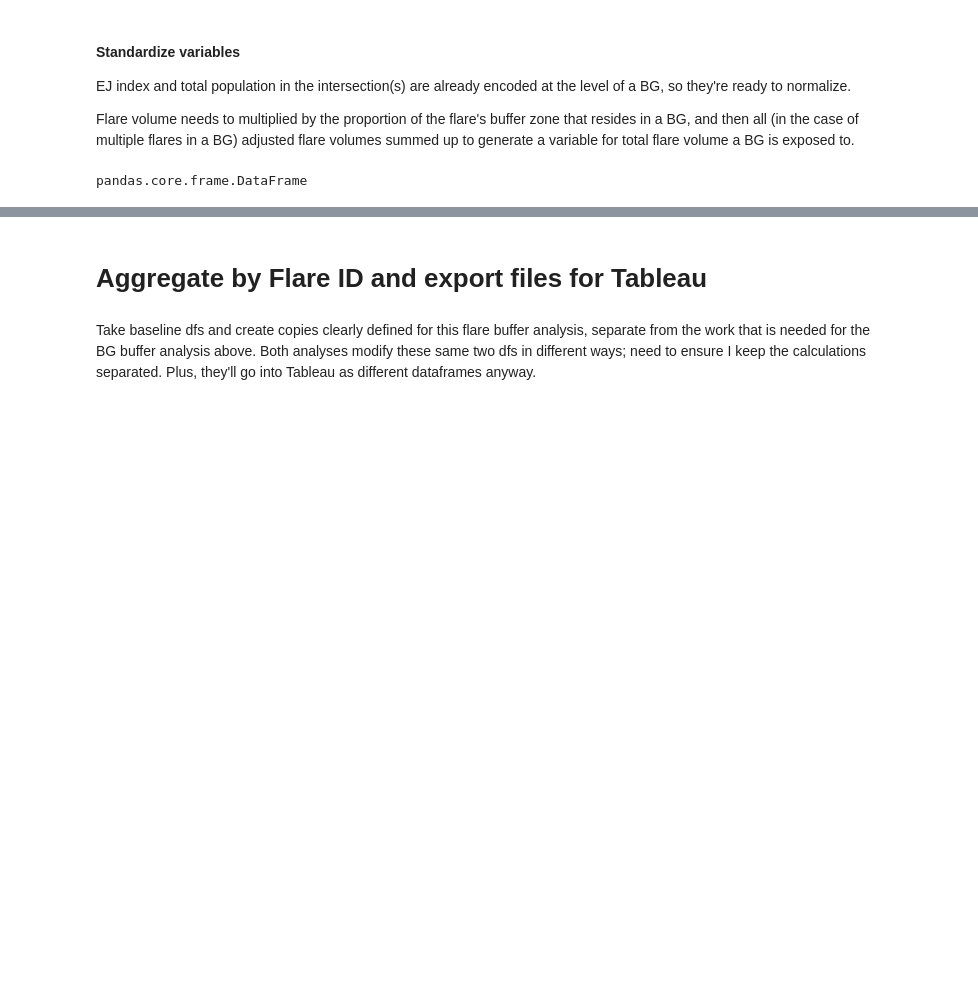
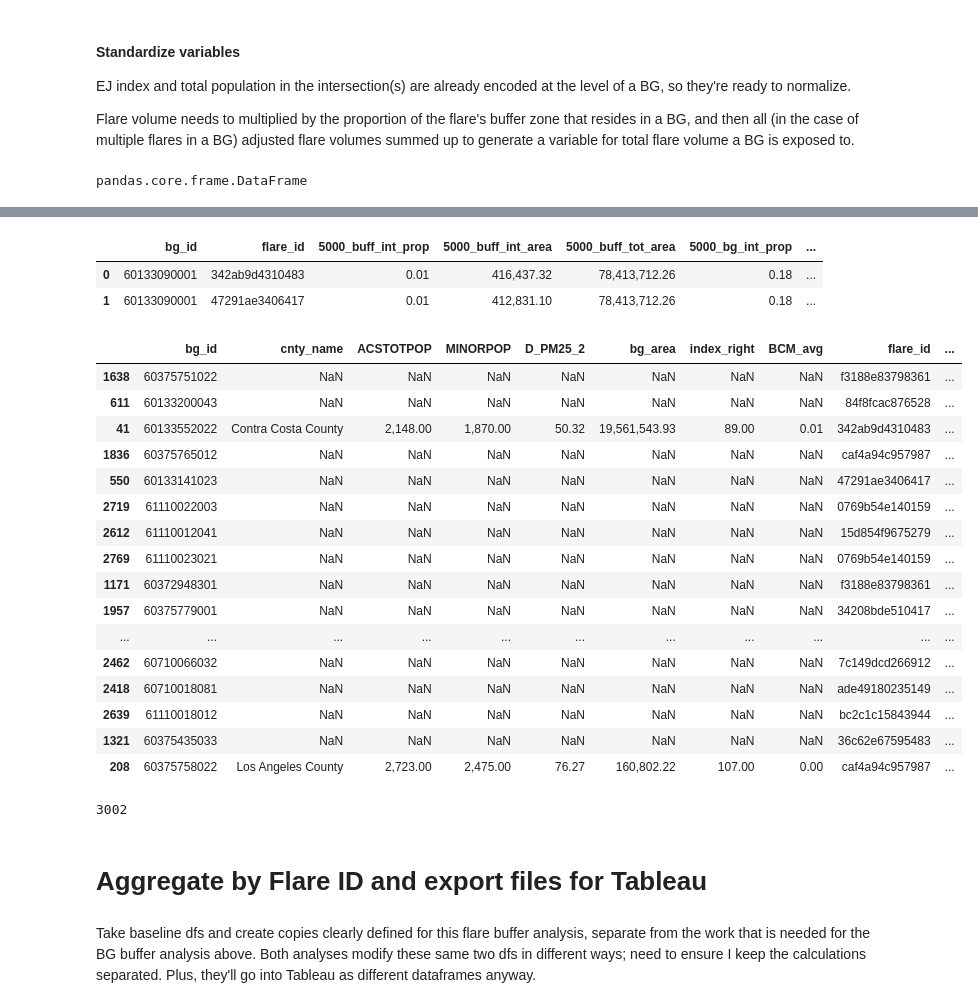
Before and after one commit to natebendermontana/capstone_rmi, a Jupyter notebook: bg_flare_impact.ipynb, the cells around one changed output, grey strips where cells are left out. Saved outputs shown, nothing was run; the diff lists cells and outputs as text; code cells hidden in the pictures; blank space fills up the shorter version.

```diff
--- a/bg_flare_impact.ipynb
+++ b/bg_flare_impact.ipynb
@@ -462,0 +454,5 @@ array([None, 'Polygon', 'MultiPolygon'], dtype=object)
+# %%
+# filter the second dataframe to only include columns starting with '5000_' plus the ID columns
+# all the non "5000_" columns in the second dataframe are identical to the first df, so can be ignored.
+# select columns that start with '5000_' and keep 'bg_id' and 'flare_id'
+cols_to_keep = ['bg_id', 'flare_id'] + [col for col in df_bgintersect_5000.columns if col.startswith('5000_')]
@@ -462,0 +476,37 @@ array([None, 'Polygon', 'MultiPolygon'], dtype=object)
+# %%
+df_bgintersect_5000_filter = df_bgintersect_5000[cols_to_keep].copy()
+# %%
+df_bgintersect_5000_filter.head(2)
+# %% [output]
+|  | bg_id | flare_id | 5000_buff_int_prop | 5000_buff_int_area | 5000_buff_tot_area | 5000_bg_int_prop | ... |
+| 0 | 60133090001 | 342ab9d4310483 | 0.01 | 416,437.32 | 78,413,712.26 | 0.18 | ... |
+| 1 | 60133090001 | 47291ae3406417 | 0.01 | 412,831.10 | 78,413,712.26 | 0.18 | ... |
+# %%
+
+
+# merge the two dataframes on 'bg_id' and 'flare_id', keeping all columns from the first dataframe
+df_bg_intersect_all = pd.merge(df_bgintersect_2000, df_bgintersect_5000_filter, on=['bg_id', 'flare_id'], how='outer')
+# %%
+df_bg_intersect_all.sample(50)
+# %% [output]
+|  | bg_id | cnty_name | ACSTOTPOP | MINORPOP | D_PM25_2 | bg_area | index_right | BCM_avg | flare_id | ... |
+| 1638 | 60375751022 | NaN | NaN | NaN | NaN | NaN | NaN | NaN | f3188e83798361 | ... |
+| 611 | 60133200043 | NaN | NaN | NaN | NaN | NaN | NaN | NaN | 84f8fcac876528 | ... |
+| 41 | 60133552022 | Contra Costa County | 2,148.00 | 1,870.00 | 50.32 | 19,561,543.93 | 89.00 | 0.01 | 342ab9d4310483 | ... |
+| 1836 | 60375765012 | NaN | NaN | NaN | NaN | NaN | NaN | NaN | caf4a94c957987 | ... |
+| 550 | 60133141023 | NaN | NaN | NaN | NaN | NaN | NaN | NaN | 47291ae3406417 | ... |
+| 2719 | 61110022003 | NaN | NaN | NaN | NaN | NaN | NaN | NaN | 0769b54e140159 | ... |
+| 2612 | 61110012041 | NaN | NaN | NaN | NaN | NaN | NaN | NaN | 15d854f9675279 | ... |
+| 2769 | 61110023021 | NaN | NaN | NaN | NaN | NaN | NaN | NaN | 0769b54e140159 | ... |
+| 1171 | 60372948301 | NaN | NaN | NaN | NaN | NaN | NaN | NaN | f3188e83798361 | ... |
+| 1957 | 60375779001 | NaN | NaN | NaN | NaN | NaN | NaN | NaN | 34208bde510417 | ... |
+| ... | ... | ... | ... | ... | ... | ... | ... | ... | ... | ... |
+| 2462 | 60710066032 | NaN | NaN | NaN | NaN | NaN | NaN | NaN | 7c149dcd266912 | ... |
+| 2418 | 60710018081 | NaN | NaN | NaN | NaN | NaN | NaN | NaN | ade49180235149 | ... |
+| 2639 | 61110018012 | NaN | NaN | NaN | NaN | NaN | NaN | NaN | bc2c1c15843944 | ... |
+| 1321 | 60375435033 | NaN | NaN | NaN | NaN | NaN | NaN | NaN | 36c62e67595483 | ... |
+| 208 | 60375758022 | Los Angeles County | 2,723.00 | 2,475.00 | 76.27 | 160,802.22 | 107.00 | 0.00 | caf4a94c957987 | ... |
+# %%
+len(df_bg_intersect_all)
+# %% [output]
+3002
```
Also changed, not shown: parts of 61 cells of this notebook, 1 other file.
